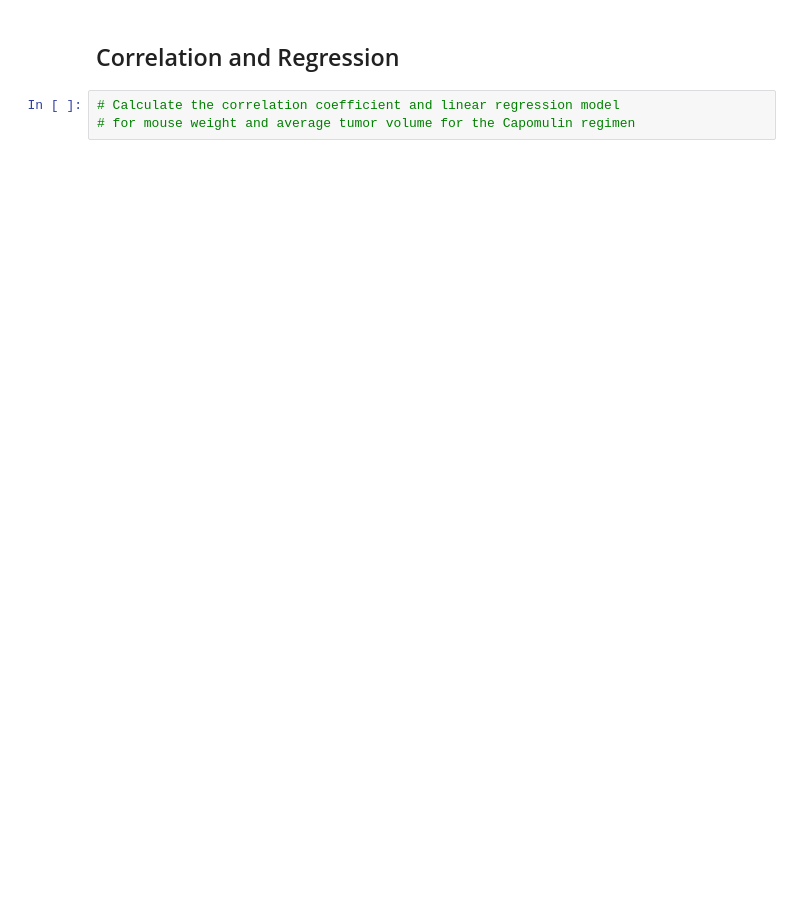
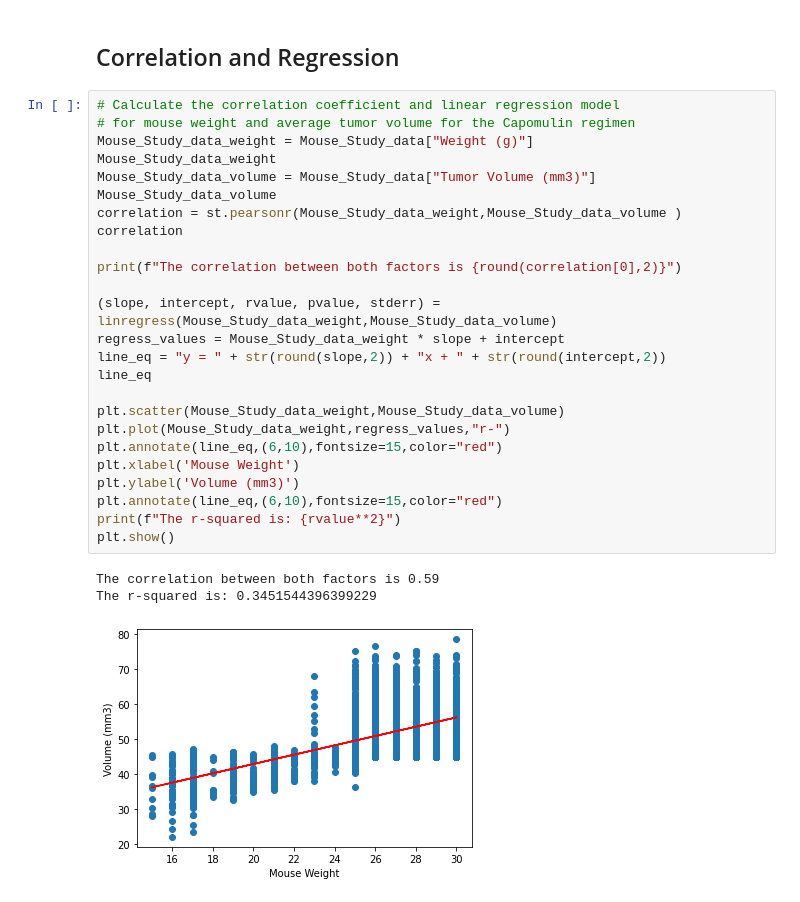
Before and after one commit to maheshsfd124/MatPlotLib-Challenge, a Jupyter notebook: Instructions/Pymaceuticals/pymaceuticals_starter.ipynb, the cells around one changed output. Cells and saved outputs as stored; diff of their text form; blank space fills up the shorter version.

Commit message:
regression and correlation

```diff
--- a/Instructions/Pymaceuticals/pymaceuticals_starter.ipynb
+++ b/Instructions/Pymaceuticals/pymaceuticals_starter.ipynb
@@ -312,5 +313,31 @@ plt.show()
 # %% [markdown]
 ## Correlation and Regression
-# %%
-# Calculate the correlation coefficient and linear regression model
-# for mouse weight and average tumor volume for the Capomulin regimen
+# %%
+# Calculate the correlation coefficient and linear regression model
+# for mouse weight and average tumor volume for the Capomulin regimen
+Mouse_Study_data_weight = Mouse_Study_data["Weight (g)"]
+Mouse_Study_data_weight
+Mouse_Study_data_volume = Mouse_Study_data["Tumor Volume (mm3)"]
+Mouse_Study_data_volume
+correlation = st.pearsonr(Mouse_Study_data_weight,Mouse_Study_data_volume )
+correlation
+
+print(f"The correlation between both factors is {round(correlation[0],2)}")
+
+(slope, intercept, rvalue, pvalue, stderr) = linregress(Mouse_Study_data_weight,Mouse_Study_data_volume)
+regress_values = Mouse_Study_data_weight * slope + intercept
+line_eq = "y = " + str(round(slope,2)) + "x + " + str(round(intercept,2))
+line_eq
+
+plt.scatter(Mouse_Study_data_weight,Mouse_Study_data_volume)
+plt.plot(Mouse_Study_data_weight,regress_values,"r-")
+plt.annotate(line_eq,(6,10),fontsize=15,color="red")
+plt.xlabel('Mouse Weight')
+plt.ylabel('Volume (mm3)')
+plt.annotate(line_eq,(6,10),fontsize=15,color="red")
+print(f"The r-squared is: {rvalue**2}")
+plt.show()
+# %% [output]
+The correlation between both factors is 0.59
+The r-squared is: 0.3451544396399229
+[figure, added]
```
Also changed, not shown: parts of 2 cells of this notebook.
